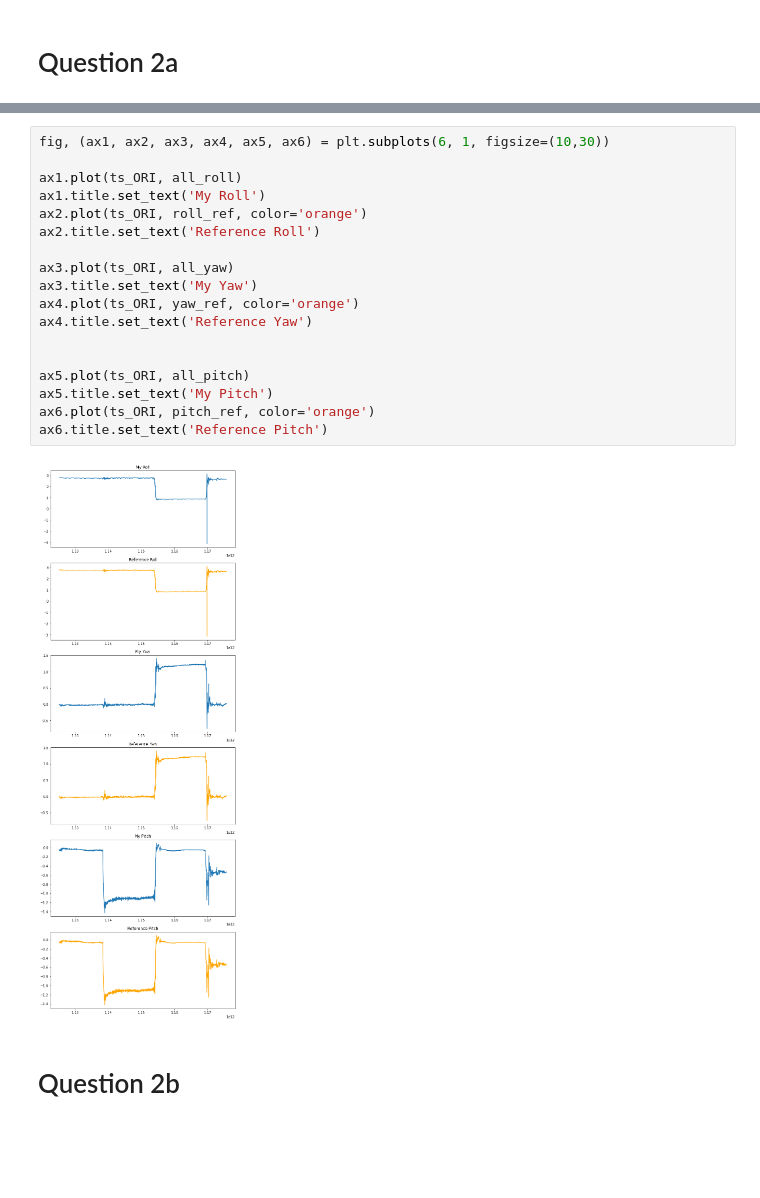
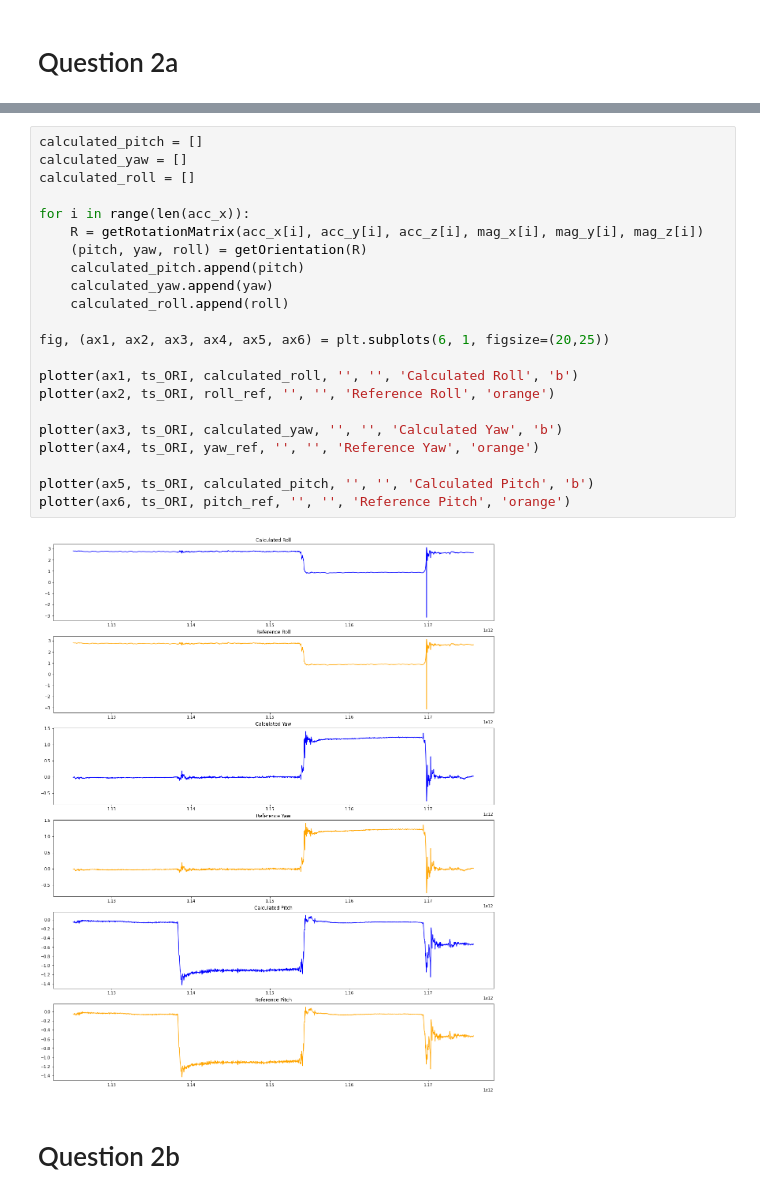
Before and after one commit to ZJTAN97/FilterSignalsProject, a Jupyter notebook: CA Qn 2/answer.ipynb, the cells around one changed output, grey strips where cells are left out. Drawn from its saved outputs; the diff is of its cells as text; blank space fills up the shorter version.

```diff
--- a/CA Qn 2/answer.ipynb
+++ b/CA Qn 2/answer.ipynb
@@ -104,23 +114,27 @@ for i in range(len(acc_x)):
-# %%
-fig, (ax1, ax2, ax3, ax4, ax5, ax6) = plt.subplots(6, 1, figsize=(10,30))
-
-ax1.plot(ts_ORI, all_roll)
-ax1.title.set_text('My Roll')
-ax2.plot(ts_ORI, roll_ref, color='orange')
-ax2.title.set_text('Reference Roll')
-
-ax3.plot(ts_ORI, all_yaw)
-ax3.title.set_text('My Yaw')
-ax4.plot(ts_ORI, yaw_ref, color='orange')
-ax4.title.set_text('Reference Yaw')
-
-
-ax5.plot(ts_ORI, all_pitch)
-ax5.title.set_text('My Pitch')
-ax6.plot(ts_ORI, pitch_ref, color='orange')
-ax6.title.set_text('Reference Pitch')
-# %% [output]
-[figure, removed]
+# %%
+calculated_pitch = []
+calculated_yaw = []
+calculated_roll = []
+
+for i in range(len(acc_x)):
+    R = getRotationMatrix(acc_x[i], acc_y[i], acc_z[i], mag_x[i], mag_y[i], mag_z[i])
+    (pitch, yaw, roll) = getOrientation(R)
+    calculated_pitch.append(pitch)
+    calculated_yaw.append(yaw)
+    calculated_roll.append(roll)
+
+fig, (ax1, ax2, ax3, ax4, ax5, ax6) = plt.subplots(6, 1, figsize=(20,25))
+
+plotter(ax1, ts_ORI, calculated_roll, '', '', 'Calculated Roll', 'b')
+plotter(ax2, ts_ORI, roll_ref, '', '', 'Reference Roll', 'orange')
+
+plotter(ax3, ts_ORI, calculated_yaw, '', '', 'Calculated Yaw', 'b')
+plotter(ax4, ts_ORI, yaw_ref, '', '', 'Reference Yaw', 'orange')
+
+plotter(ax5, ts_ORI, calculated_pitch, '', '', 'Calculated Pitch', 'b')
+plotter(ax6, ts_ORI, pitch_ref, '', '', 'Reference Pitch', 'orange')
+# %% [output]
+[figure, added]
 # %% [markdown]
 # Question 2b
 # %%
```
Also changed, not shown: parts of 20 cells of this notebook, 1 other file.
